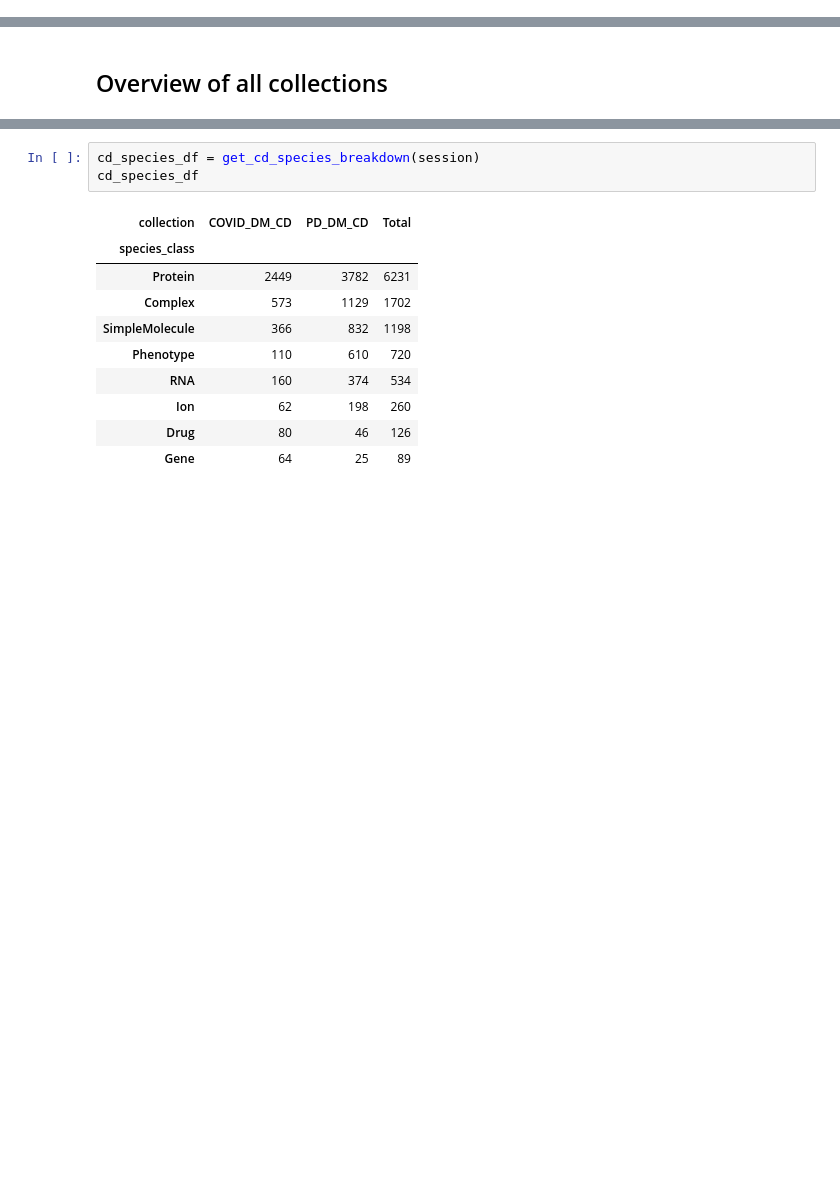
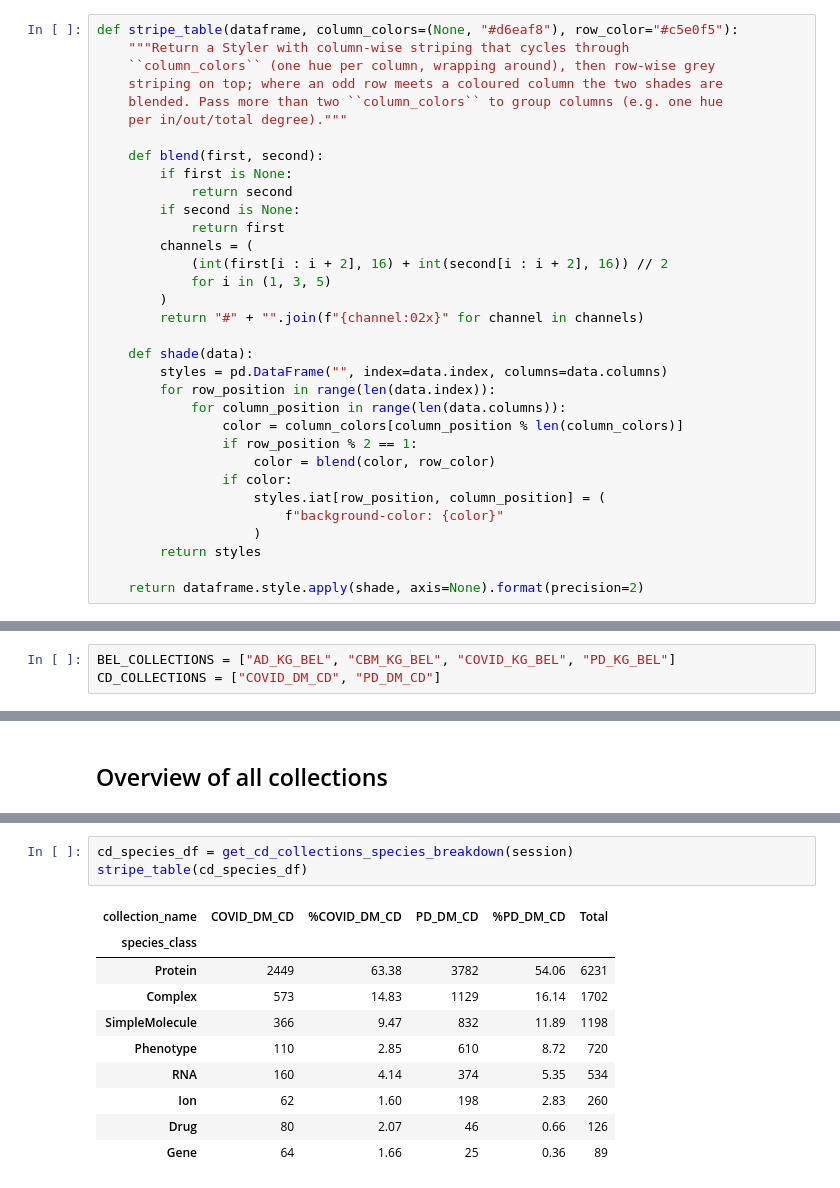
Before and after one commit to adrienrougny/commute_dm, a Jupyter notebook: scripts/main_analysis/2_05_get_collections_statistics.ipynb, the cells around one changed output, grey strips where cells are left out. Cells and saved outputs as stored; diff of their text form; blank space fills up the shorter version.

```diff
--- a/scripts/main_analysis/2_05_get_collections_statistics.ipynb
+++ b/scripts/main_analysis/2_05_get_collections_statistics.ipynb
@@ -17,6 +8,39 @@ import credentials
 import momapy_kb.lpg.backends.neo4j
 import momapy_kb.lpg.session
 import pandas as pd
+# %%
+def stripe_table(dataframe, column_colors=(None, "#d6eaf8"), row_color="#c5e0f5"):
+    """Return a Styler with column-wise striping that cycles through
+    ``column_colors`` (one hue per column, wrapping around), then row-wise grey
+    striping on top; where an odd row meets a coloured column the two shades are
+    blended. Pass more than two ``column_colors`` to group columns (e.g. one hue
+    per in/out/total degree)."""
+
+    def blend(first, second):
+        if first is None:
+            return second
+        if second is None:
+            return first
+        channels = (
+            (int(first[i : i + 2], 16) + int(second[i : i + 2], 16)) // 2
+            for i in (1, 3, 5)
+        )
+        return "#" + "".join(f"{channel:02x}" for channel in channels)
+
+    def shade(data):
+        styles = pd.DataFrame("", index=data.index, columns=data.columns)
+        for row_position in range(len(data.index)):
+            for column_position in range(len(data.columns)):
+                color = column_colors[column_position % len(column_colors)]
+                if row_position % 2 == 1:
+                    color = blend(color, row_color)
+                if color:
+                    styles.iat[row_position, column_position] = (
+                        f"background-color: {color}"
+                    )
+        return styles
+
+    return dataframe.style.apply(shade, axis=None).format(precision=2)
 # %%
 backend = momapy_kb.lpg.backends.neo4j.Neo4jBackend(
     hostname=credentials.NEO4J_URI,
@@ -25,4 +49,7 @@ backend = momapy_kb.lpg.backends.neo4j.Neo4jBackend(
     notifications_min_severity="off",
 )
 session = momapy_kb.lpg.session.Session(backend)
+# %%
+BEL_COLLECTIONS = ["AD_KG_BEL", "CBM_KG_BEL", "COVID_KG_BEL", "PD_KG_BEL"]
+CD_COLLECTIONS = ["COVID_DM_CD", "PD_DM_CD"]
 # %% [markdown]
@@ -486,15 +220,15 @@ cd_stats_df
 # %%
-cd_species_df = get_cd_species_breakdown(session)
-cd_species_df
+cd_species_df = get_cd_collections_species_breakdown(session)
+stripe_table(cd_species_df)
 # %% [output]
-| collection | COVID_DM_CD | PD_DM_CD | Total |
-| species_class |  |  |  |
-| Protein | 2449 | 3782 | 6231 |
-| Complex | 573 | 1129 | 1702 |
-| SimpleMolecule | 366 | 832 | 1198 |
-| Phenotype | 110 | 610 | 720 |
-| RNA | 160 | 374 | 534 |
-| Ion | 62 | 198 | 260 |
-| Drug | 80 | 46 | 126 |
-| Gene | 64 | 25 | 89 |
+| collection_name | COVID_DM_CD | %COVID_DM_CD | PD_DM_CD | %PD_DM_CD | Total |
+| species_class |  |  |  |  |  |
+| Protein | 2449 | 63.38 | 3782 | 54.06 | 6231 |
+| Complex | 573 | 14.83 | 1129 | 16.14 | 1702 |
+| SimpleMolecule | 366 | 9.47 | 832 | 11.89 | 1198 |
+| Phenotype | 110 | 2.85 | 610 | 8.72 | 720 |
+| RNA | 160 | 4.14 | 374 | 5.35 | 534 |
+| Ion | 62 | 1.60 | 198 | 2.83 | 260 |
+| Drug | 80 | 2.07 | 46 | 0.66 | 126 |
+| Gene | 64 | 1.66 | 25 | 0.36 | 89 |
 # %% [markdown]
```
Also changed, not shown: parts of 82 cells of this notebook, 6 other files.
